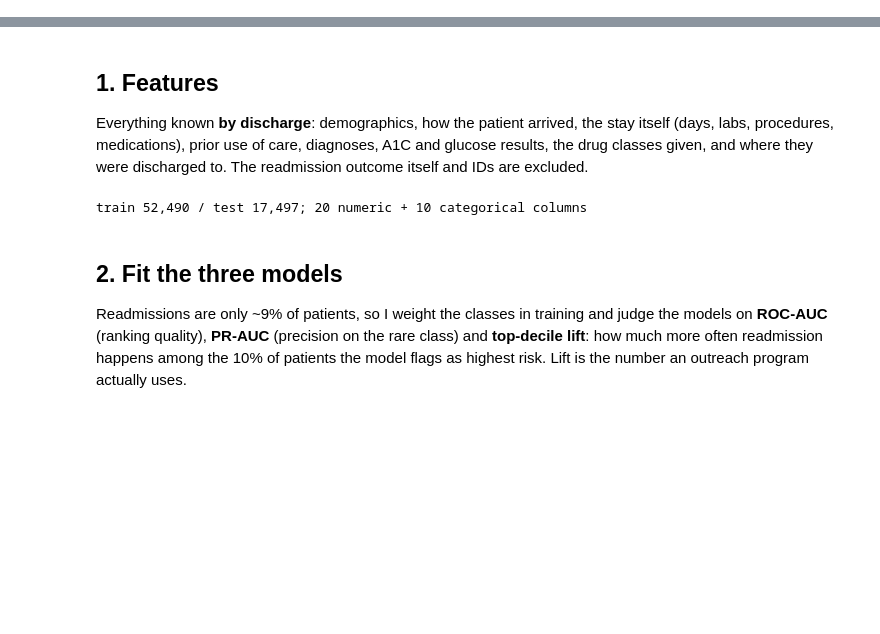
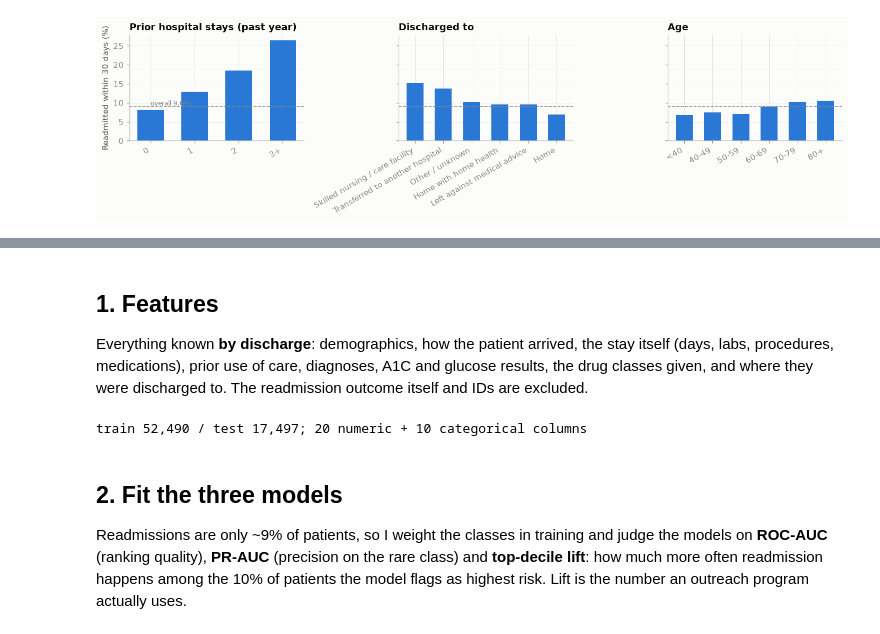
Before and after one commit to Dyuthiv05/personal-project, a Jupyter notebook: notebooks/02_part_a_patients.ipynb, the cells around one changed output, grey strips where cells are left out. Saved outputs shown, nothing was run; the diff lists cells and outputs as text; code cells hidden in the pictures; blank space fills up the shorter version.

```diff
--- a/notebooks/04_readmission_models_and_segments.ipynb
+++ b/notebooks/02_part_a_patients.ipynb
@@ -13,26 +12,29 @@ Then a shallow decision tree turns the risk into a few **patient segments** a br
 # %%
 import sys
 from pathlib import Path
-sys.path.insert(0, str(Path.cwd().parent))  # make src/ importable when run from notebooks/
+sys.path.insert(0, str(Path.cwd().parent))  # make src/ importable
 
 import warnings
 warnings.filterwarnings("ignore", category=FutureWarning)   # scikit-learn 1.9 API-change notices
 import numpy as np
 import pandas as pd
+import duckdb
 import matplotlib.pyplot as plt
-from sklearn.model_selection import train_test_split, StratifiedKFold, cross_val_score
+from sklearn.model_selection import train_test_split, StratifiedKFold, cross_val_score, cross_val_predict
 from sklearn.compose import ColumnTransformer
 from sklearn.preprocessing import OneHotEncoder, StandardScaler
 from sklearn.pipeline import Pipeline
 from sklearn.linear_model import LogisticRegressionCV
 from sklearn.ensemble import RandomForestClassifier
 from sklearn.neural_network import MLPClassifier
-from sklearn.tree import DecisionTreeClassifier, export_text
 from sklearn.inspection import permutation_importance
 from sklearn.metrics import roc_auc_score, average_precision_score, roc_curve
-from src.config import PROCESSED, FIGURES, SERIES, MUTED, style, update_results
+from src.config import PROCESSED, FIGURES, SERIES, INK2, MUTED, CLASS_ORDER, style, update_results
 style()
-p = pd.read_parquet(PROCESSED / "patients_profiled.parquet")
-y = p.readmit_30.values
-print(f"{len(p):,} patients, {y.mean():.1%} positive")
+
+p = pd.read_parquet(PROCESSED / "patients.parquet")
+con = duckdb.connect()
+con.register("p", p)
+BASE = p.readmit_30.mean()
+print(f"{len(p):,} patients, {BASE:.1%} readmitted within 30 days")
 # %% [output]
@@ -39,0 +84,3 @@ print(f"{len(p):,} patients, {y.mean():.1%} positive")
+# %%
+for name in ["Discharged to", "Primary diagnosis", "Admitting specialty"]:
+    print("\n" + name); display(dims[name])
@@ -39,0 +128,14 @@ print(f"{len(p):,} patients, {y.mean():.1%} positive")
+# %%
+fig, axes = plt.subplots(1, 3, figsize=(13, 3.6), sharey=True)
+for ax, name in zip(axes, ["Prior hospital stays (past year)", "Discharged to", "Age"]):
+    d = dims[name]
+    ax.bar(d.level.astype(str), d.readmit_pct, color=SERIES[0], width=0.6)
+    ax.axhline(100 * BASE, color=MUTED, lw=1, ls="--")
+    ax.set_title(name)
+    ax.tick_params(axis="x", rotation=30)
+    for lbl in ax.get_xticklabels(): lbl.set_ha("right")
+axes[0].set_ylabel("Readmitted within 30 days (%)")
+axes[0].text(0, 100 * BASE + 0.3, f"overall {100*BASE:.1f}%", color=MUTED, fontsize=8)
+plt.tight_layout(); plt.savefig(FIGURES / "02_readmit_by_dim.png", dpi=160); plt.show()
+# %% [output]
+[figure, added]
```
Also changed, not shown: parts of 27 cells of this notebook, 23 other files.
